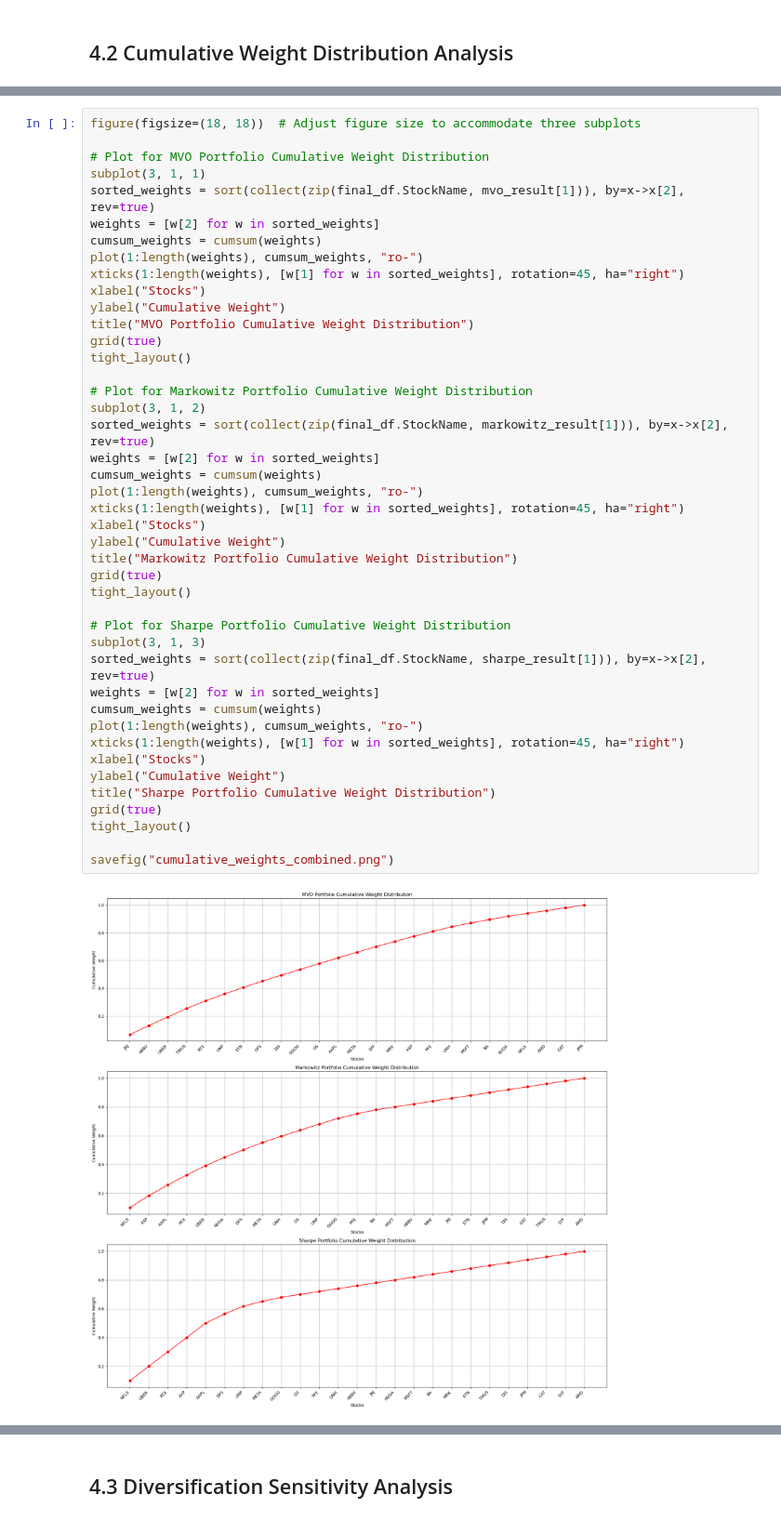
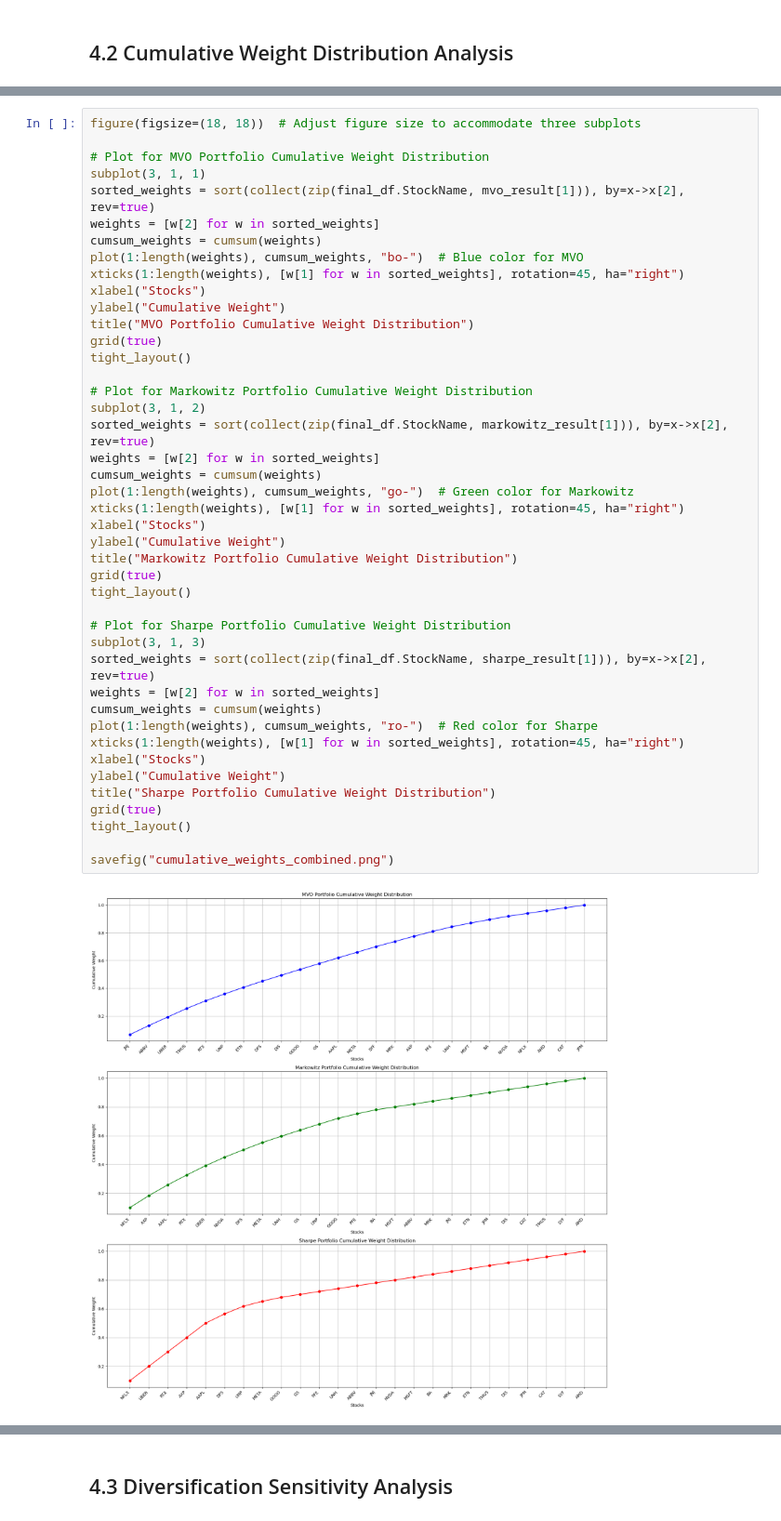
Before and after one commit to VPhilavong/Portfolio-Optimization-Julia, a Jupyter notebook: Project_Portfolio_Optimization.ipynb, the cells around one changed output, grey strips where cells are left out. Shown at 93% size. Drawn from its saved outputs; the diff is of its cells as text.

Commit message:
new graph

```diff
--- a/Project_Portfolio_Optimization.ipynb
+++ b/Project_Portfolio_Optimization.ipynb
@@ -658,40 +607,40 @@ subplot(3, 1, 1)
 sorted_weights = sort(collect(zip(final_df.StockName, mvo_result[1])), by=x->x[2], rev=true)
 weights = [w[2] for w in sorted_weights]
 cumsum_weights = cumsum(weights)
-plot(1:length(weights), cumsum_weights, "ro-")
+plot(1:length(weights), cumsum_weights, "bo-")  # Blue color for MVO
 xticks(1:length(weights), [w[1] for w in sorted_weights], rotation=45, ha="right")
 xlabel("Stocks")
 ylabel("Cumulative Weight")
 title("MVO Portfolio Cumulative Weight Distribution")
 grid(true)
 tight_layout()
 
 # Plot for Markowitz Portfolio Cumulative Weight Distribution
 subplot(3, 1, 2)
 sorted_weights = sort(collect(zip(final_df.StockName, markowitz_result[1])), by=x->x[2], rev=true)
 weights = [w[2] for w in sorted_weights]
 cumsum_weights = cumsum(weights)
-plot(1:length(weights), cumsum_weights, "ro-")
+plot(1:length(weights), cumsum_weights, "go-")  # Green color for Markowitz
 xticks(1:length(weights), [w[1] for w in sorted_weights], rotation=45, ha="right")
 xlabel("Stocks")
 ylabel("Cumulative Weight")
 title("Markowitz Portfolio Cumulative Weight Distribution")
 grid(true)
 tight_layout()
 
 # Plot for Sharpe Portfolio Cumulative Weight Distribution
 subplot(3, 1, 3)
 sorted_weights = sort(collect(zip(final_df.StockName, sharpe_result[1])), by=x->x[2], rev=true)
 weights = [w[2] for w in sorted_weights]
 cumsum_weights = cumsum(weights)
-plot(1:length(weights), cumsum_weights, "ro-")
+plot(1:length(weights), cumsum_weights, "ro-")  # Red color for Sharpe
 xticks(1:length(weights), [w[1] for w in sorted_weights], rotation=45, ha="right")
 xlabel("Stocks")
 ylabel("Cumulative Weight")
 title("Sharpe Portfolio Cumulative Weight Distribution")
 grid(true)
 tight_layout()
 
 savefig("cumulative_weights_combined.png")
 # %% [output]
-[figure, old version]
+[figure, new version]
```
Also changed, not shown: parts of 4 cells of this notebook.
